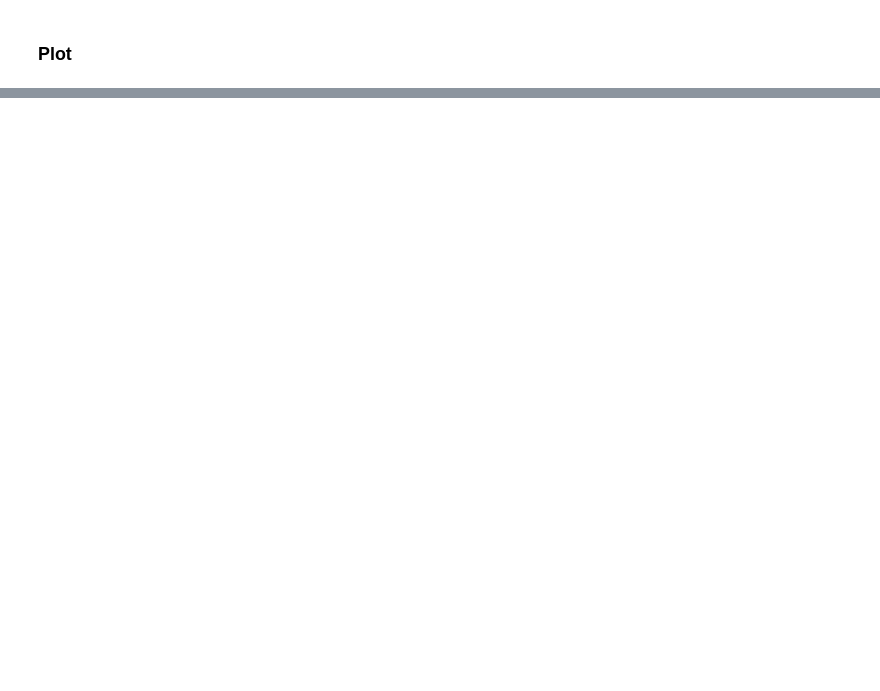
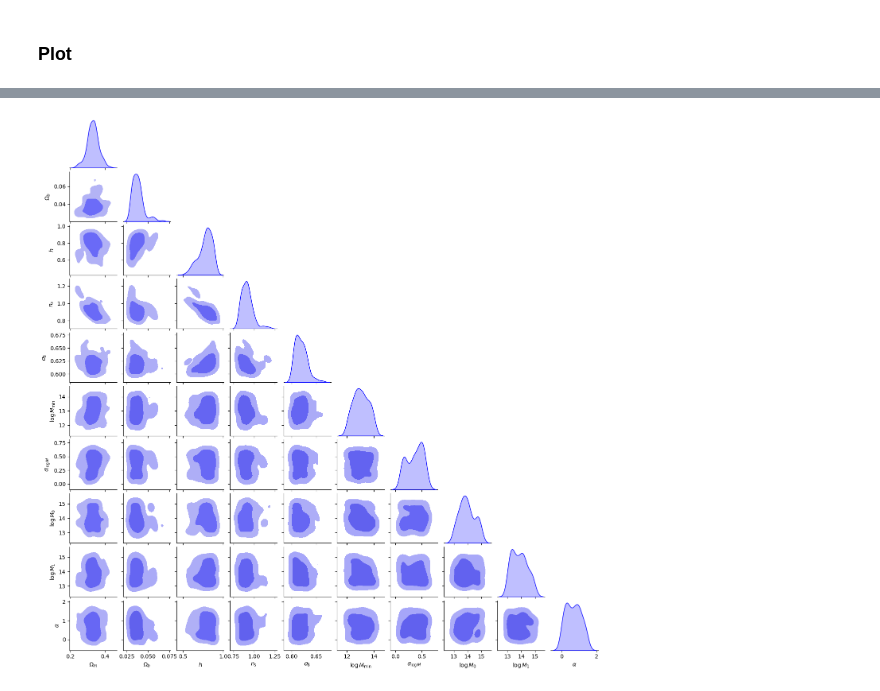
Before and after one commit to maho3/ltu-gobig, a Jupyter notebook: experiments/mtnglike/inference_mtng.ipynb, the cells around one changed output, grey strips where cells are left out. Saved outputs shown, nothing was run; the diff lists cells and outputs as text; code cells hidden in the pictures; blank space fills up the shorter version.

```diff
--- a/experiments/mtnglike/inference_mtng.ipynb
+++ b/experiments/mtnglike/inference_mtng.ipynb
@@ -135,7 +214,7 @@ def run_inference(x, theta):
     return posterior_ensemble, summaries
 # %%
 # train at different resolutions
-kmaxs = [0.1, 0.2, 0.4]
+kmaxs = [0.25] # [0.1, 0.2, 0.4]
 
 # impute with mean
 def impute(arr):
@@ -189,10 +292,14 @@ KeyboardInterrupt:
 # %% [markdown]
 ### Plot
 # %%
-xobs = Pktest[:, :, 0]
+xobs = np.array(Pktest)[..., 0]
 mask = ktest[0] < kmax
-xobs = xobs[:, mask]
+xobs = xobs[:,mask]
 xobs = np.log10(xobs)
-xobs = impute(xobs)
+# xobs = impute(xobs)
 xobs = x[0]
-thetaobs = cosmotest
+# thetaobs = np.concatenate([cosmotest, hodtest], axis=-1)
+# %%
+out = posteriors[kmax].sample((2000,), x=xobs)
+labels=[r'$\Omega_m$', r'$\Omega_b$', r'$h$', r'$n_s$', r'$\sigma_8$'] + \
+       [r'$\log M_{\rm min}$', r'$\sigma_{\log M}$', r'$\log M_0$', r'$\log M_1$',r'$\alpha$']
@@ -198,0 +333,32 @@ thetaobs = cosmotest
+# %%
+df1 = pd.DataFrame(out, columns=labels)
+df1['Model'] = 'LtU NGC'
+# df2 = pd.DataFrame(phil, columns=labels)
+# df2['Model'] = 'Philcox NGC'
+df3 = pd.DataFrame(smb, columns=labels)
+df3['Model'] = 'SimBIG SGC 2023'
+
+df4 = pd.DataFrame(ivas, columns=labels)
+df4['Model'] = 'Ivanov SGC 2020'
+df5 = pd.DataFrame(ivan, columns=labels)
+df5['Model'] = 'Ivanov NGC 2020'
+
+df6 = pd.DataFrame(kobs, columns=labels)
+df6['Model'] = 'Kobayashi SGC 2022'
+df7 = pd.DataFrame(kobn, columns=labels)
+df7['Model'] = 'Kobayashi NGC 2022'
+
+df = pd.concat([df4, df5, df3, df6, df7, df1])
+# %%
+import seaborn as sns
+fig = sns.pairplot(
+    df1,
+    kind='kde', corner=True,
+    plot_kws=dict(levels=[0.05, 0.32, 1], fill=True, color='blue'),
+    diag_kws=dict(color='blue')
+)
+
+fig.fig.set_size_inches(14, 14)
+fig.savefig('/home/x-mho1/git/ltu-gobig/experiments/mtnglike/big_corner.png', dpi=300)
+# %% [output]
+[figure, added]
```
Also changed, not shown: parts of 32 cells of this notebook, 2 other files.
